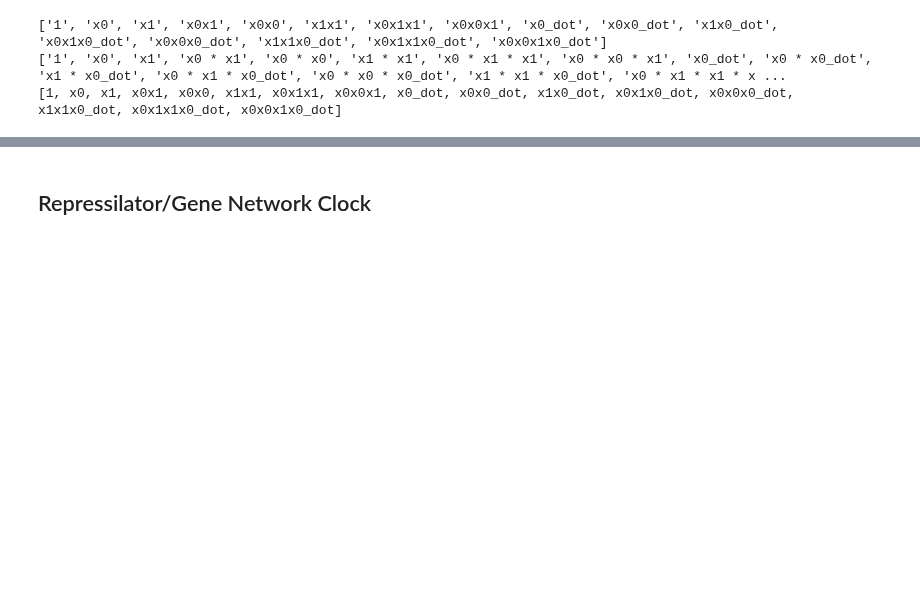
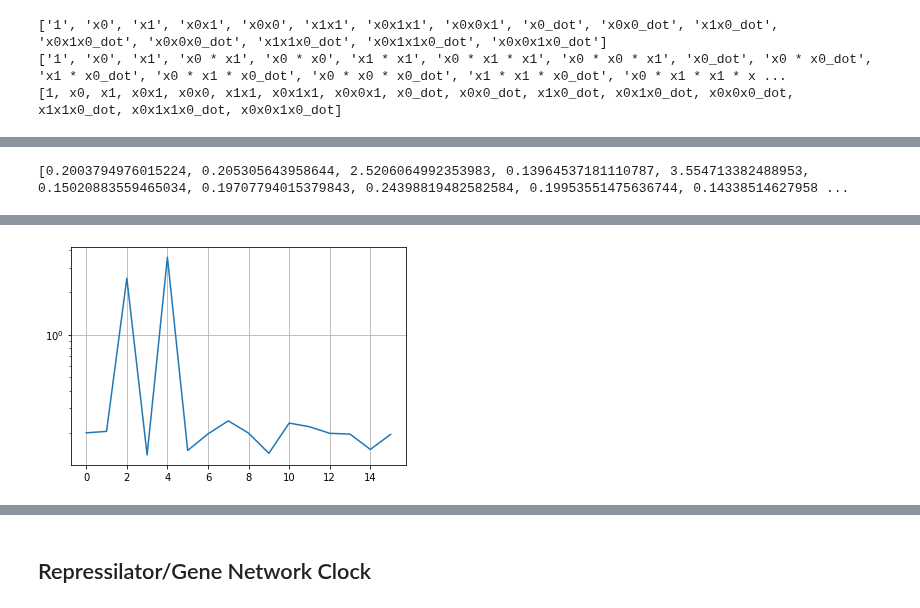
Before and after one commit to ainsleylaiuw/ISB-Hadlock-Lai, a Jupyter notebook: Ex_System.ipynb, the cells around one changed output, grey strips where cells are left out. Saved outputs shown, nothing was run; the diff lists cells and outputs as text; code cells hidden in the pictures; blank space fills up the shorter version.

```diff
--- a/Ex_System.ipynb
+++ b/Ex_System.ipynb
@@ -1184,0 +1198,29 @@ plt.legend(fontsize=8)
+# %%
+# model Errors for udot
+a, b = 2, 1
+beta, gamma = 2, 2
+dudt = lambda u, v: -u + (a / (1+v**beta))
+dvdt = lambda u, v: -v + (b / (1+u**gamma))
+netswitch = lambda t, x: np.array([dudt(x[0], x[1]), dvdt(x[0], x[1])])
+
+# Plot the results for each of the models
+x_test = solve_ivp(netswitch, t_span, x0_test, t_eval=t).y.T
+#plt.plot(t, x_test, color="k", linestyle="solid", label="True")
+u_dot_true = u_model.differentiate(x_test[:, 0])
+u_dots = []
+for i in range(nfeatures):
+    ax = plt.gca()
+    if len(sym_equations_simplified[i]) != 0:
+        ODE_Func = sp.lambdify([t_sym, x_sym], sym_equations_simplified[i][0])
+        u_dots.append(ODE_Func(t, [x_test[:,0], x_test[:,1]]))
+u_dot_error = [1/20*np.linalg.norm(u_dot_true.T[0] - u_dot) for u_dot in u_dots]
+print(u_dot_error)
+plt.plot(range(16), u_dot_error)
+plt.yscale('log')
+plt.grid(True)
+# res is index of minimum model error
+temp = min(u_dot_error)
+res = [i for i, j in enumerate(u_dot_error) if j == temp]
+sym_equations_simplified[res[0]][0]
+# %% [output]
+[0.2003794976015224, 0.205305643958644, 2.5206064992353983, 0.13964537181110787, 3.554713382488953, 0.15020883559465034, 0.19707794015379843, 0.24398819482582584, 0.19953551475636744, 0.14338514627958 ...
@@ -1184,0 +1228 @@ plt.legend(fontsize=8)
+[figure, added]
```
Also changed, not shown: parts of 20 cells of this notebook.
